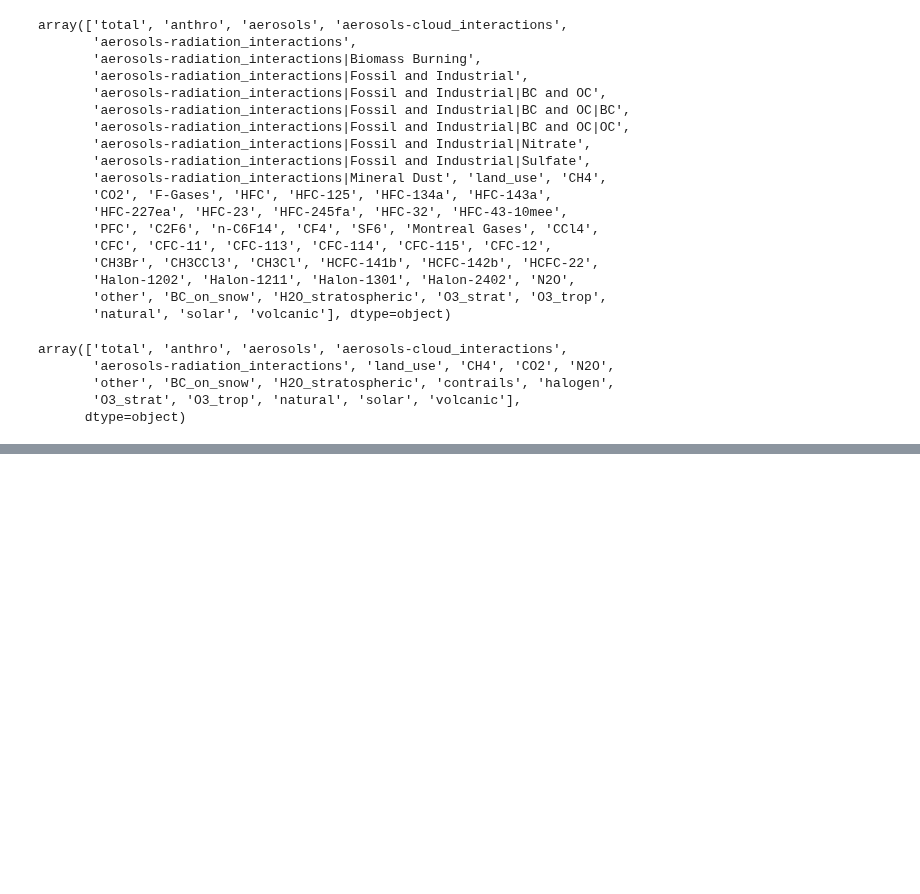
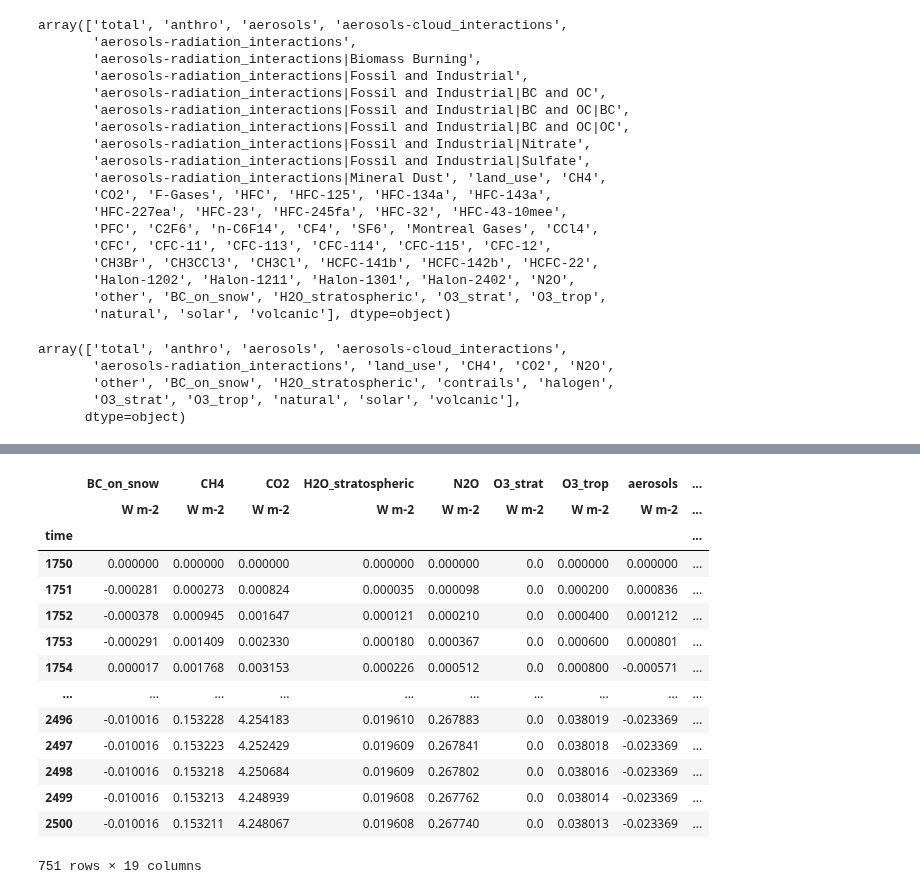
Before and after one commit to tsutsui1872/mce, a Jupyter notebook: notebook/mk_scenario_rcmip2.ipynb, the cells around one changed output, grey strips where cells are left out. Saved outputs shown, nothing was run; the diff lists cells and outputs as text; code cells hidden in the pictures; blank space fills up the shorter version.

```diff
--- a/notebook/mk_scenario_rcmip2.ipynb
+++ b/notebook/mk_scenario_rcmip2.ipynb
@@ -423,3 +477,25 @@ pd.DataFrame({k: v for k, v in grp.items()}).set_index('time')
+# %%
+cat = 'erf'
+grp = ds.file[f'{scenario}/input/{cat}']
+df = pd.DataFrame({k: v for k, v in grp.items()}).set_index('time')
+df.columns = pd.MultiIndex.from_tuples([(k, grp[k].attrs['units']) for k in df.columns])
+df
+# %% [output]
+|  | BC_on_snow | CH4 | CO2 | H2O_stratospheric | N2O | O3_strat | O3_trop | aerosols | ... |
+|  | W m-2 | W m-2 | W m-2 | W m-2 | W m-2 | W m-2 | W m-2 | W m-2 | ... |
+| time |  |  |  |  |  |  |  |  | ... |
+| 1750 | 0.000000 | 0.000000 | 0.000000 | 0.000000 | 0.000000 | 0.0 | 0.000000 | 0.000000 | ... |
+| 1751 | -0.000281 | 0.000273 | 0.000824 | 0.000035 | 0.000098 | 0.0 | 0.000200 | 0.000836 | ... |
+| 1752 | -0.000378 | 0.000945 | 0.001647 | 0.000121 | 0.000210 | 0.0 | 0.000400 | 0.001212 | ... |
+| 1753 | -0.000291 | 0.001409 | 0.002330 | 0.000180 | 0.000367 | 0.0 | 0.000600 | 0.000801 | ... |
+| 1754 | 0.000017 | 0.001768 | 0.003153 | 0.000226 | 0.000512 | 0.0 | 0.000800 | -0.000571 | ... |
+| ... | ... | ... | ... | ... | ... | ... | ... | ... | ... |
+| 2496 | -0.010016 | 0.153228 | 4.254183 | 0.019610 | 0.267883 | 0.0 | 0.038019 | -0.023369 | ... |
+| 2497 | -0.010016 | 0.153223 | 4.252429 | 0.019609 | 0.267841 | 0.0 | 0.038018 | -0.023369 | ... |
+| 2498 | -0.010016 | 0.153218 | 4.250684 | 0.019609 | 0.267802 | 0.0 | 0.038016 | -0.023369 | ... |
+| 2499 | -0.010016 | 0.153213 | 4.248939 | 0.019608 | 0.267762 | 0.0 | 0.038014 | -0.023369 | ... |
+| 2500 | -0.010016 | 0.153211 | 4.248067 | 0.019608 | 0.267740 | 0.0 | 0.038013 | -0.023369 | ... |
+751 rows × 19 columns
 # %%
 ds.close()
 # %% [output]
```
Also changed, not shown: parts of 20 cells of this notebook.
